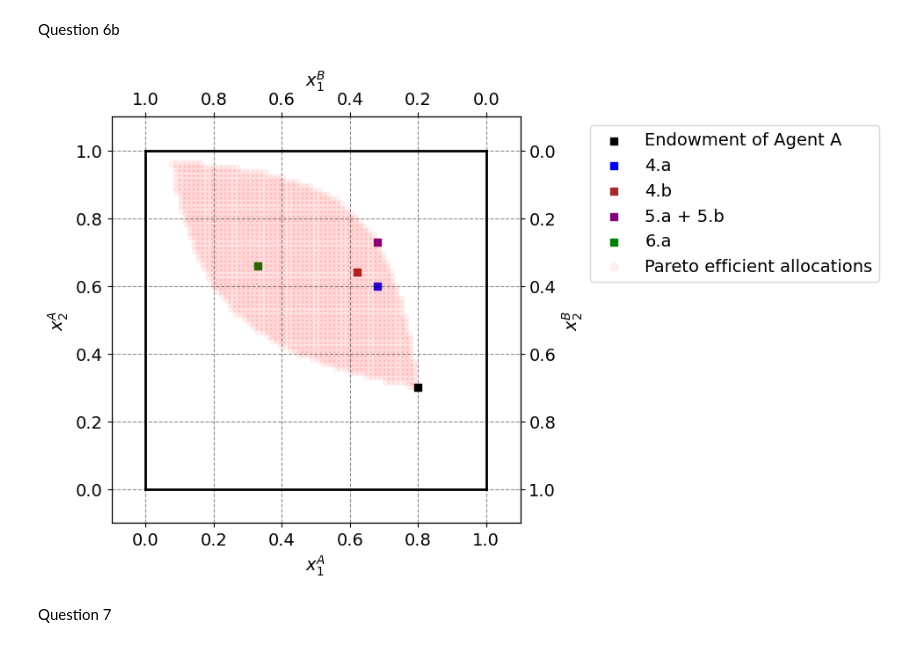
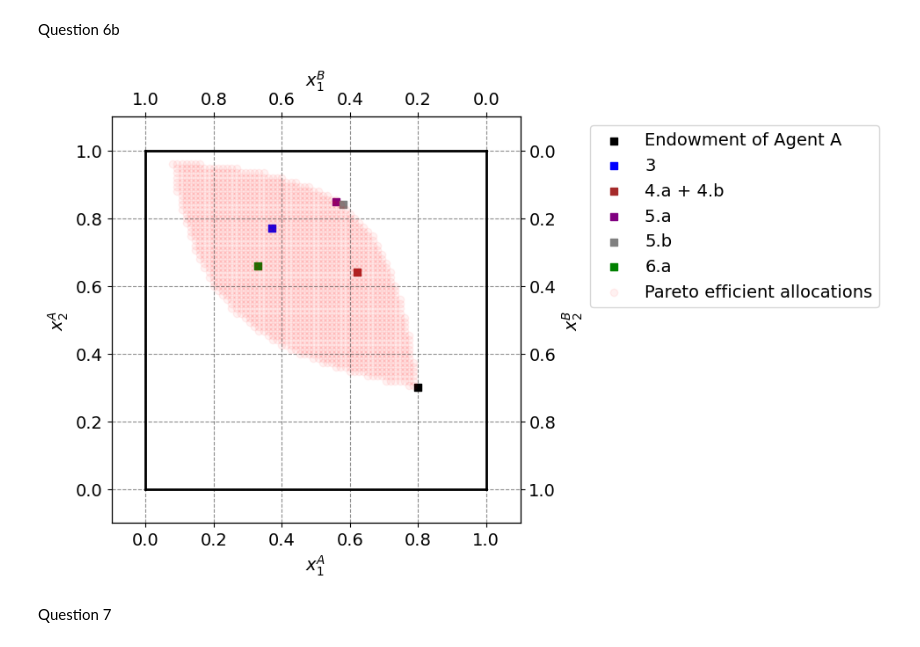
Before and after one commit to NumEconCopenhagen/projects-2024-isemjo, a Jupyter notebook: inauguralproject/InauguralProject2024.ipynb, the cells around one changed output. Drawn from its saved outputs; the diff is of its cells as text; code cells hidden in the pictures.

```diff
--- a/inauguralproject/InauguralProject2024.ipynb
+++ b/inauguralproject/InauguralProject2024.ipynb
@@ -451,7 +415,7 @@ Optimal allocation chosen to maximize aggregate utility (xA1, xA2): [0.33333337
 # %% [markdown]
 Question 6b
 # %%
-# Define the parameters
+# Defining the parameters
 par = model.par
 w1bar = 1.0
 w2bar = 1.0
@@ -460,47 +424,48 @@ w2bar = 1.0
 fig = plt.figure(frameon=False, figsize=(6, 6), dpi=100)
 ax_A = fig.add_subplot(1, 1, 1)
 
-# Set labels
+# Setting labels
 ax_A.set_xlabel("$x_1^A$")
 ax_A.set_ylabel("$x_2^A$")
 
 temp = ax_A.twinx()
 temp.set_ylabel("$x_2^B$")
 ax_B = temp.twiny()
 ax_B.set_xlabel("$x_1^B$")
 ax_B.invert_xaxis()
 ax_B.invert_yaxis()
 
 # Plot endowment of agent A
 ax_A.scatter(par.w1A, par.w2A, marker='s', alpha=1, color='black', label='Endowment of Agent A')
-ax_A.scatter(0.68, 0.60, marker='s', alpha=1, color='blue', label='4.a')
-ax_A.scatter(0.62, 0.64, marker='s', alpha=1, color='brown', label='4.b')
-ax_A.scatter(0.68, 0.73, marker='s', alpha=1, color='purple', label='5.a + 5.b')
+ax_A.scatter(0.37, 0.77, marker='s', alpha=1, color='blue', label='3')
+ax_A.scatter(0.62, 0.64, marker='s', alpha=1, color='brown', label='4.a + 4.b')
+ax_A.scatter(0.56, 0.85, marker='s', alpha=1, color='purple', label='5.a ')
+ax_A.scatter(0.58, 0.84, marker='s', alpha=1, color='grey', label='5.b')
 ax_A.scatter(0.33, 0.66, marker='s', alpha=1, color='green', label='6.a')
 
-# Plot Pareto efficient allocations
+# Ploting Pareto efficient allocations
 pareto_x1A = [allocation[0] for allocation in pareto_efficient_allocations]
 pareto_x2A = [allocation[1] for allocation in pareto_efficient_allocations]
 ax_A.scatter(pareto_x1A, pareto_x2A, marker='o', alpha=0.05, color='red', label='Pareto efficient allocations')
 
-# Plot limits of the Edgeworth box
+# Ploting limits of the Edgeworth box
 ax_A.plot([0, w1bar], [0, 0], lw=2, color='black')
 ax_A.plot([0, w1bar], [w2bar, w2bar], lw=2, color='black')
 ax_A.plot([0, 0], [0, w2bar], lw=2, color='black')
 ax_A.plot([w1bar, w1bar], [0, w2bar], lw=2, color='black')
 
-# Set limits
+# Setting limits
 ax_A.set_xlim([-0.1, w1bar + 0.1])
 ax_A.set_ylim([-0.1, w2bar + 0.1])
 ax_B.set_xlim([w1bar + 0.1, -0.1])
 ax_B.set_ylim([w2bar + 0.1, -0.1])
 
 # Legend
 ax_A.legend(frameon=True, loc='upper right', bbox_to_anchor=(1.9, 1.0))
 
 plt.show()
 # %% [output]
-[figure, old version]
+[figure, new version]
 # %% [markdown]
 Question 7
 # %%
```
Also changed, not shown: parts of 6 cells of this notebook.
